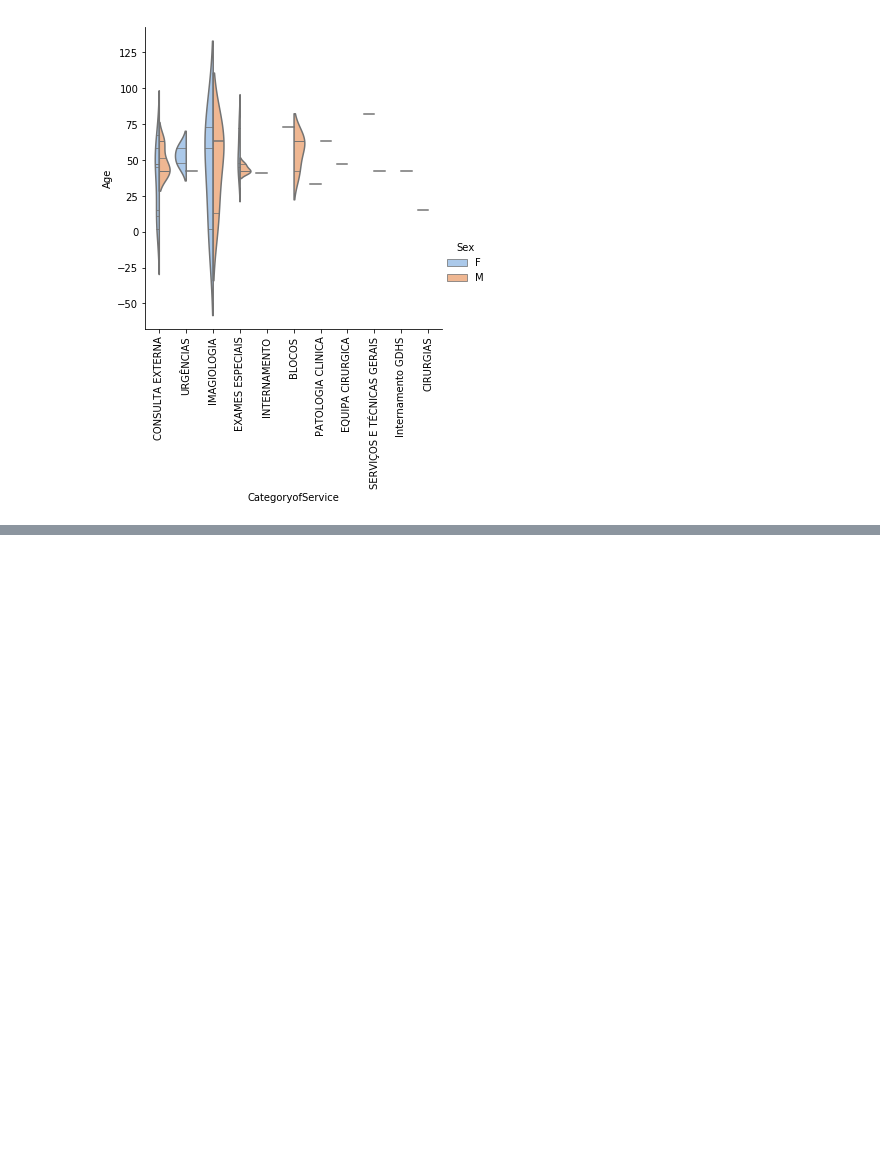
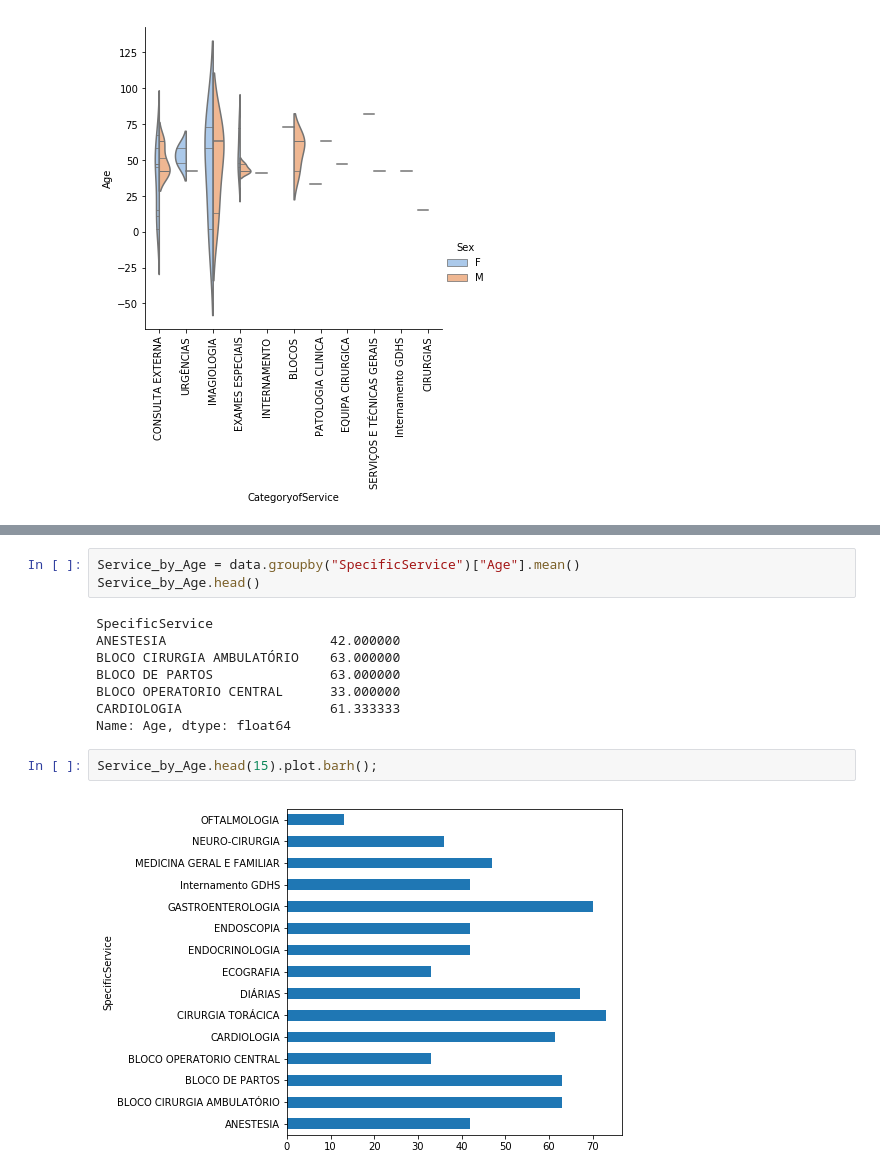
Before and after one commit to crsimmons1/JdMS, a Jupyter notebook: DataVisualization.ipynb, the cells around one changed output, grey strips where cells are left out. Cells and saved outputs as stored; diff of their text form; blank space fills up the shorter version.

```diff
--- a/DataVisualization.ipynb
+++ b/DataVisualization.ipynb
@@ -82,0 +71,15 @@ value_by_city.head()
+# %%
+Service_by_Age = data.groupby("SpecificService")["Age"].mean()
+Service_by_Age.head()
+# %% [output]
+SpecificService
+ANESTESIA                     42.000000
+BLOCO CIRURGIA AMBULATÓRIO    63.000000
+BLOCO DE PARTOS               63.000000
+BLOCO OPERATORIO CENTRAL      33.000000
+CARDIOLOGIA                   61.333333
+Name: Age, dtype: float64
+# %%
+Service_by_Age.head(15).plot.barh();
+# %% [output]
+[figure, added]
```
Also changed, not shown: parts of 7 cells of this notebook.
